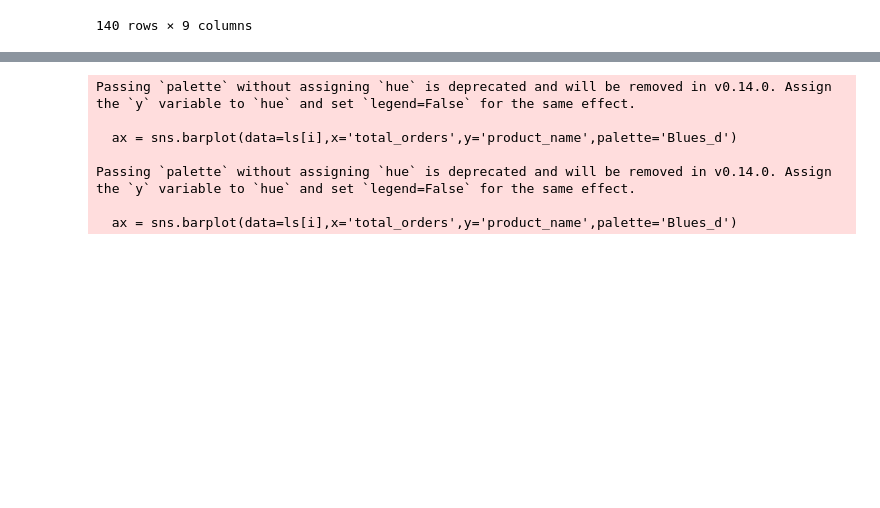
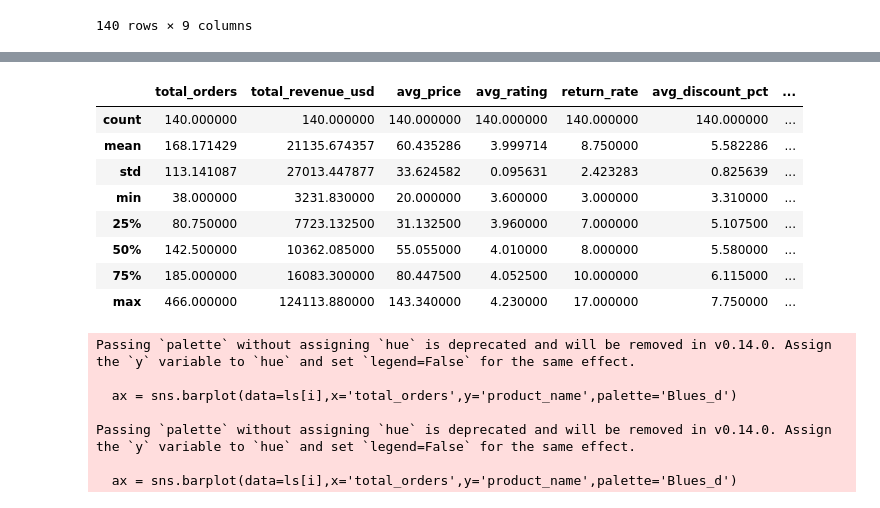
Before and after one commit to zaaidil14-ship-it/PBS_kelompok8_-25B-sem2, a Jupyter notebook: PBS_proyek.ipynb, the cells around one changed output, grey strips where cells are left out. Drawn from its saved outputs; the diff is of its cells as text; code cells hidden in the pictures; blank space fills up the shorter version.

```diff
--- a/PBS_proyek.ipynb
+++ b/PBS_proyek.ipynb
@@ -462,3 +488,15 @@ df_prod
+# %%
+df_prod.describe()
+# %% [output]
+|  | total_orders | total_revenue_usd | avg_price | avg_rating | return_rate | avg_discount_pct | ... |
+| count | 140.000000 | 140.000000 | 140.000000 | 140.000000 | 140.000000 | 140.000000 | ... |
+| mean | 168.171429 | 21135.674357 | 60.435286 | 3.999714 | 8.750000 | 5.582286 | ... |
+| std | 113.141087 | 27013.447877 | 33.624582 | 0.095631 | 2.423283 | 0.825639 | ... |
+| min | 38.000000 | 3231.830000 | 20.000000 | 3.600000 | 3.000000 | 3.310000 | ... |
+| 25% | 80.750000 | 7723.132500 | 31.132500 | 3.960000 | 7.000000 | 5.107500 | ... |
+| 50% | 142.500000 | 10362.085000 | 55.055000 | 4.010000 | 8.000000 | 5.580000 | ... |
+| 75% | 185.000000 | 16083.300000 | 80.447500 | 4.052500 | 10.000000 | 6.115000 | ... |
+| max | 466.000000 | 124113.880000 | 143.340000 | 4.230000 | 17.000000 | 7.750000 | ... |
 # %%
 top_products = df_prod.sort_values('total_orders', ascending=False).head(10)
 tail_products = df_prod.sort_values('total_orders', ascending=False).tail(10)
```
Also changed, not shown: parts of 6 cells of this notebook.
